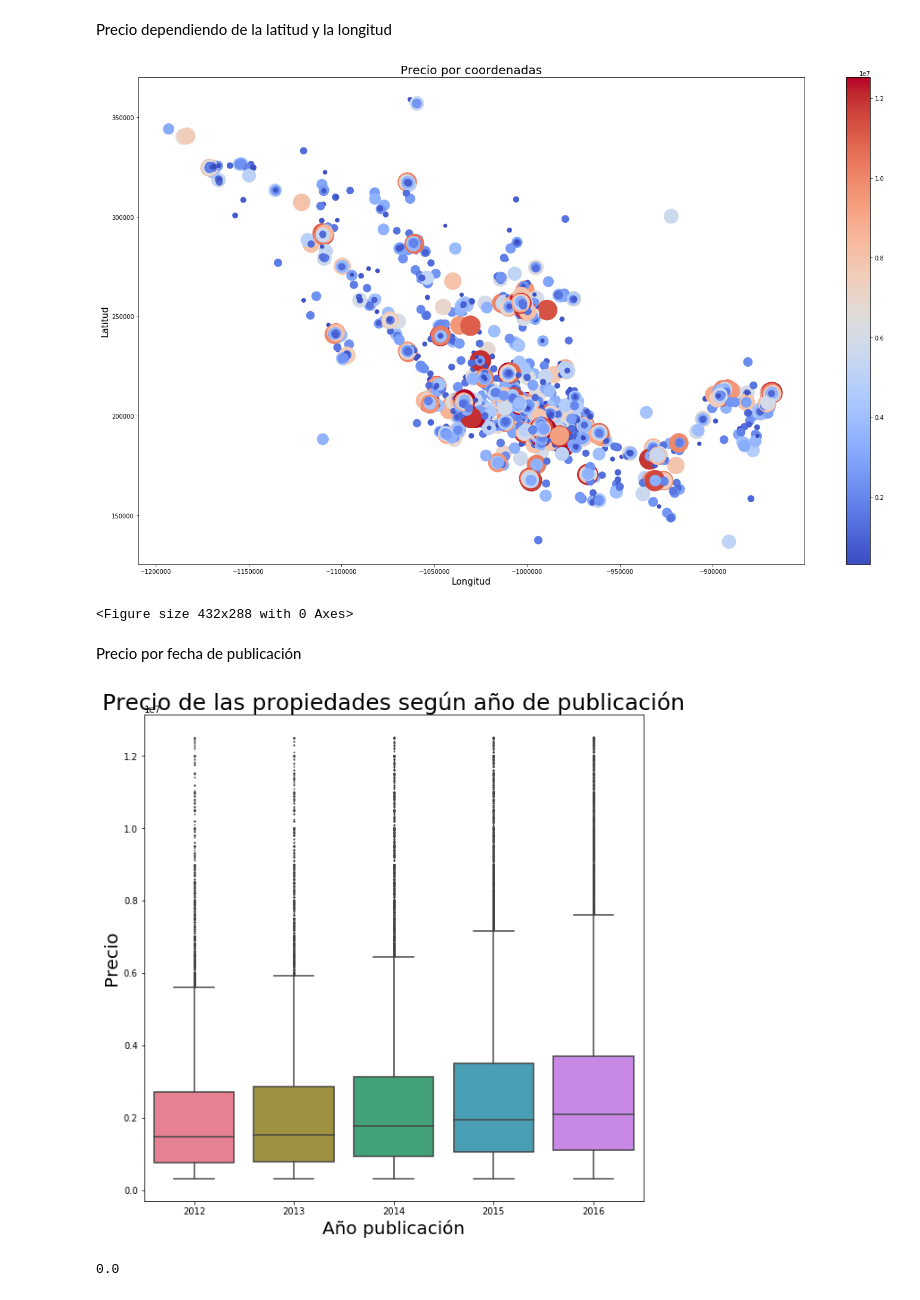
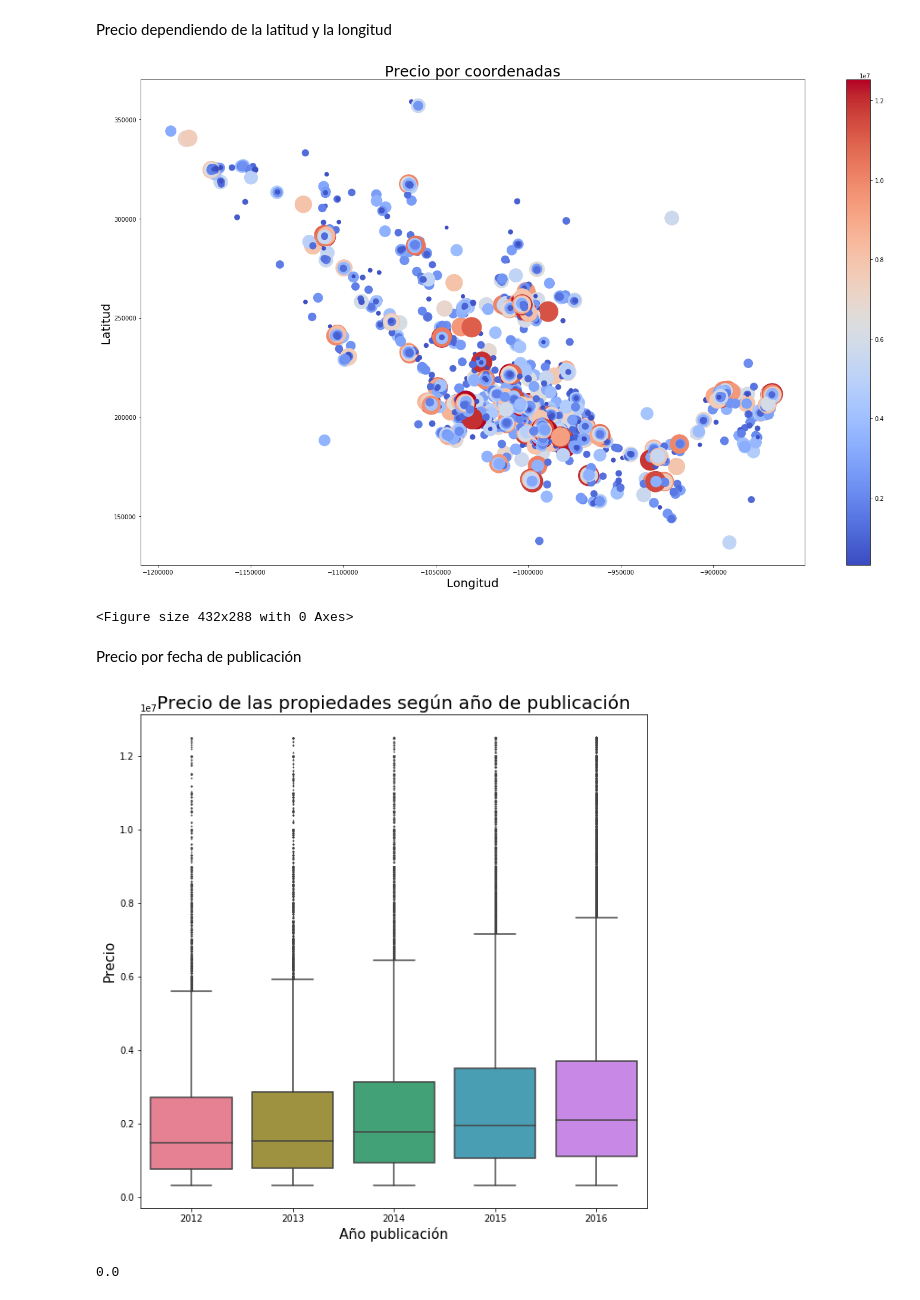
Before and after one commit to lorenzolgz/orgadatostp1, a Jupyter notebook: Análisis_Ailu.ipynb, the cells around one changed output. Saved outputs shown, nothing was run; the diff lists cells and outputs as text; code cells hidden in the pictures.

```diff
--- a/Análisis_Ailu.ipynb
+++ b/Análisis_Ailu.ipynb
@@ -469,19 +469,19 @@ size = df3['precio']/10000
 colors = df3['precio']
 # %%
 plt.figure(figsize=(25,15))
-plt.ylabel('Latitud', fontsize=15)
-plt.xlabel('Longitud', fontsize=15)
+plt.ylabel('Latitud', fontsize=20)
+plt.xlabel('Longitud', fontsize=20)
 plt.scatter(x, y, s=size, c=colors, cmap='coolwarm')
 plt.colorbar()
 
-plt.title('Precio por coordenadas', fontsize=20)
+plt.title('Precio por coordenadas', fontsize=25)
 
 plt.savefig('/home/ailen-magali/Documentos/precio_por_coordenadas.png', bbox_inches = 'tight', pad_inches = 0.1)
 
 plt.show()
 plt.clf()
 # %% [output]
-[figure, old version]
+[figure, new version]
 <Figure size 432x288 with 0 Axes>
 # %%
 df['año'] = pd.DatetimeIndex(df['fecha']).year.astype(np.int16)
@@ -491,13 +491,12 @@ Precio por fecha de publicación
 # %%
 plt.figure(figsize=(10,10))
 g = sns.boxplot(x="año", y="precio", data=df_anio_precio, palette="husl", fliersize=1)
-g.set_title("Precio de las propiedades según año de publicación", fontsize=25)
-g.set_ylabel("Precio", fontsize=20)
-g.set_xlabel("Año publicación", fontsize=20)
-
+g.set_ylabel("Precio", fontsize=15)
+g.set_xlabel("Año publicación", fontsize=15)
+g.set_title("Precio de las propiedades según año de publicación", fontsize=20)
 plt.savefig('/home/ailen-magali/Documentos/precio_por_año.png', bbox_inches = 'tight', pad_inches = 0.1)
 # %% [output]
-[figure, old version]
+[figure, new version]
 # %%
 df['antiguedad'].min()
 # %% [output]
```
Also changed, not shown: parts of 5 cells of this notebook.
